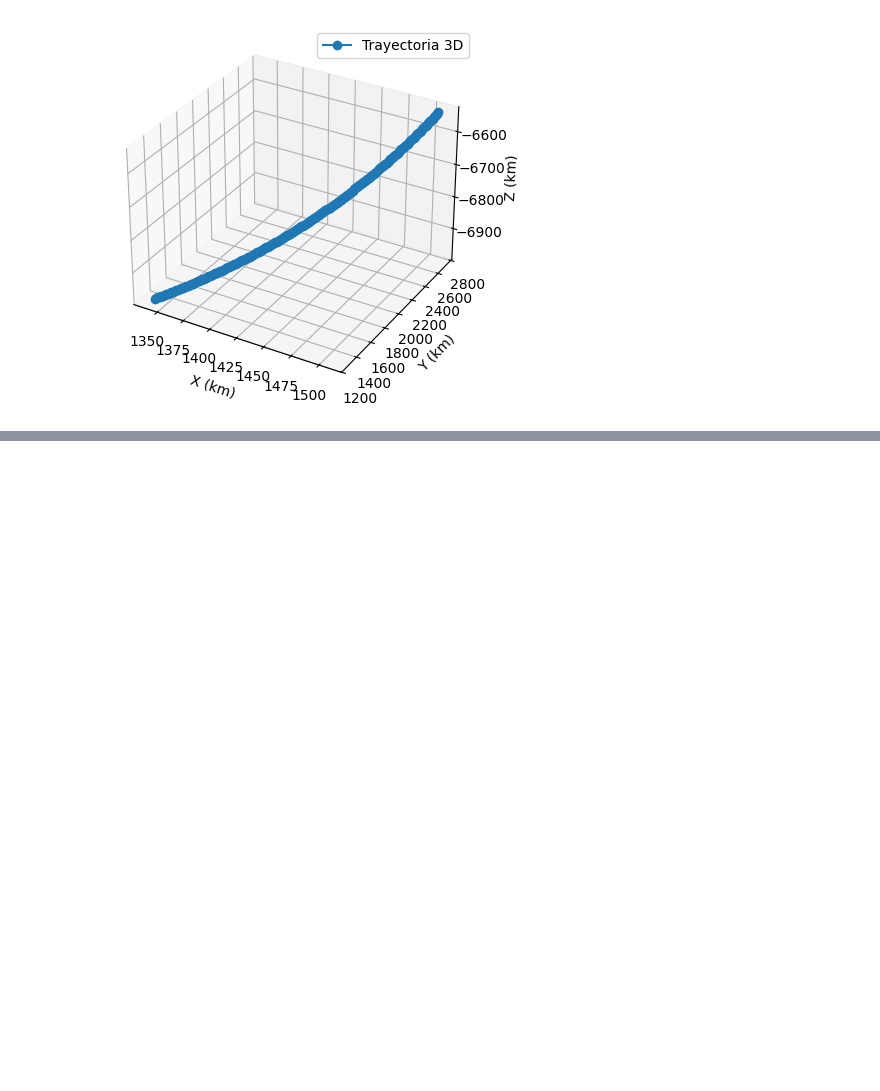
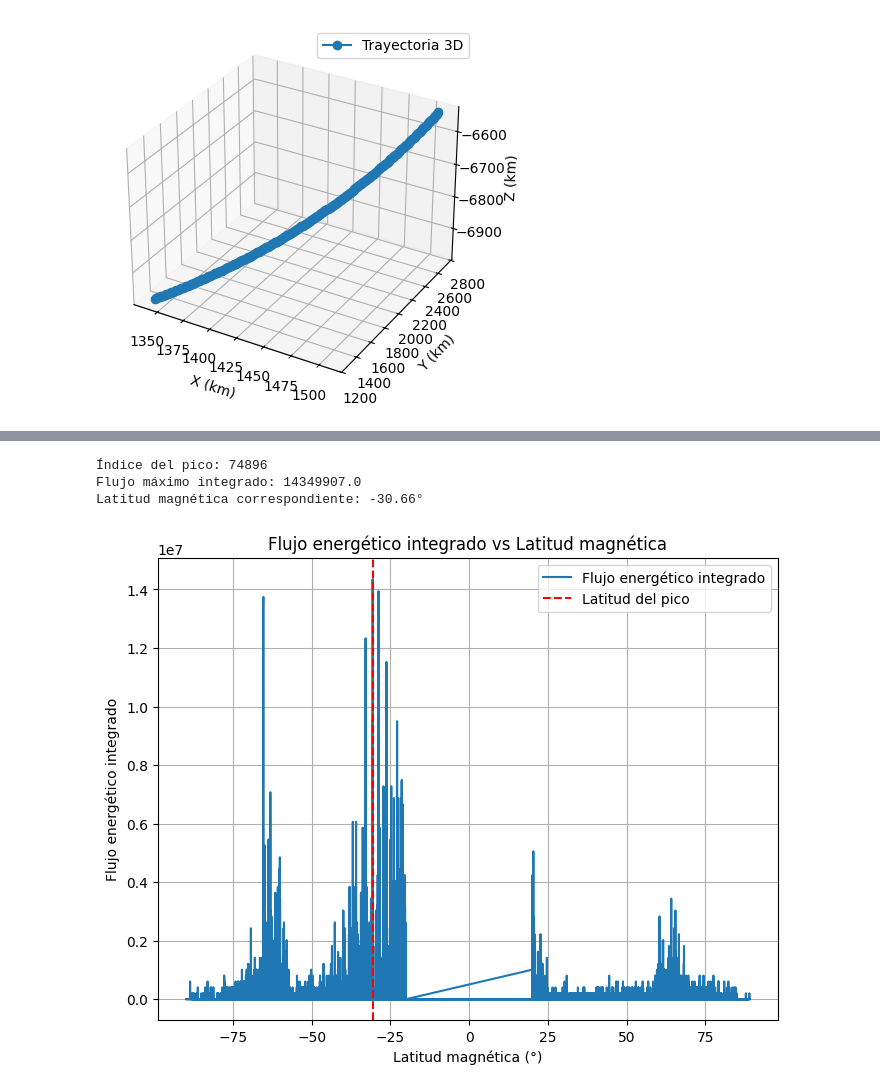
Before and after one commit to BenjaminEdwardsUsach/Proyecto_OvationPyme, a Jupyter notebook: Test03.ipynb, the cells around one changed output, grey strips where cells are left out. Cells and saved outputs as stored; diff of their text form; code cells hidden in the pictures; blank space fills up the shorter version.

```diff
--- a/Test03.ipynb
+++ b/Test03.ipynb
@@ -272,0 +245,41 @@ Latitud magnética correspondiente: -64.59436120860413
+# %%
+# Variables de entrada (energía de iones, flujo de iones y latitud magnética)
+ion_energy = np.array([30000., 20400., 13900., 9450., 6460., 4400., 3000., 2040.,
+                       1390., 949., 646., 440., 300., 204., 139., 95., 65., 44., 30.])
+ion_flux = np.nan_to_num(ion_flux)  # Limpiar NaN de los datos de flujo de iones
+lat_magnetic = mag_lat  # Asumiendo que 'mag_lat' contiene las latitudes magnéticas
+
+# 1. Filtrar energías dentro del rango (hasta 30 keV)
+max_energy_keV = 30
+valid_indices = np.where(ion_energy <= max_energy_keV)[0]  # Índices válidos de energía
+
+if len(valid_indices) > 0:
+    # 2. Integrar el flujo energético de iones dentro del rango válido
+    integrated_flux = np.sum(ion_flux[:, valid_indices], axis=1)
+
+    # 3. Encontrar el índice donde el flujo energético es máximo
+    peak_index = np.argmax(integrated_flux)
+    peak_flux = integrated_flux[peak_index]
+    peak_latitude = lat_magnetic[peak_index]
+
+    print(f"Índice del pico: {peak_index}")
+    print(f"Flujo máximo integrado: {peak_flux}")
+    print(f"Latitud magnética correspondiente: {peak_latitude:.2f}°")
+
+    # 4. Graficar el flujo energético integrado vs latitud magnética
+    plt.figure(figsize=(8, 6))
+    plt.plot(lat_magnetic, integrated_flux, label="Flujo energético integrado")
+    plt.axvline(peak_latitude, color='r', linestyle='--', label="Latitud del pico")
+    plt.title("Flujo energético integrado vs Latitud magnética")
+    plt.xlabel("Latitud magnética (°)")
+    plt.ylabel("Flujo energético integrado")
+    plt.legend()
+    plt.grid()
+    plt.show()
+else:
+    print("No se encontraron energías en el rango especificado (hasta 30 keV).")
+# %% [output]
+Índice del pico: 74896
+Flujo máximo integrado: 14349907.0
+Latitud magnética correspondiente: -30.66°
+[figure, added]
```
Also changed, not shown: parts of 5 cells of this notebook.
